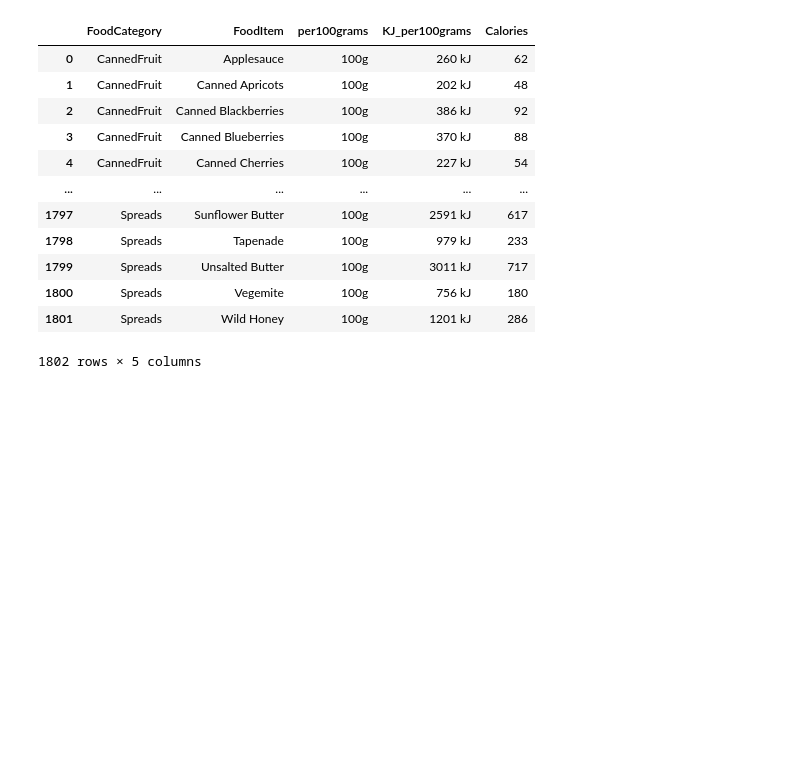
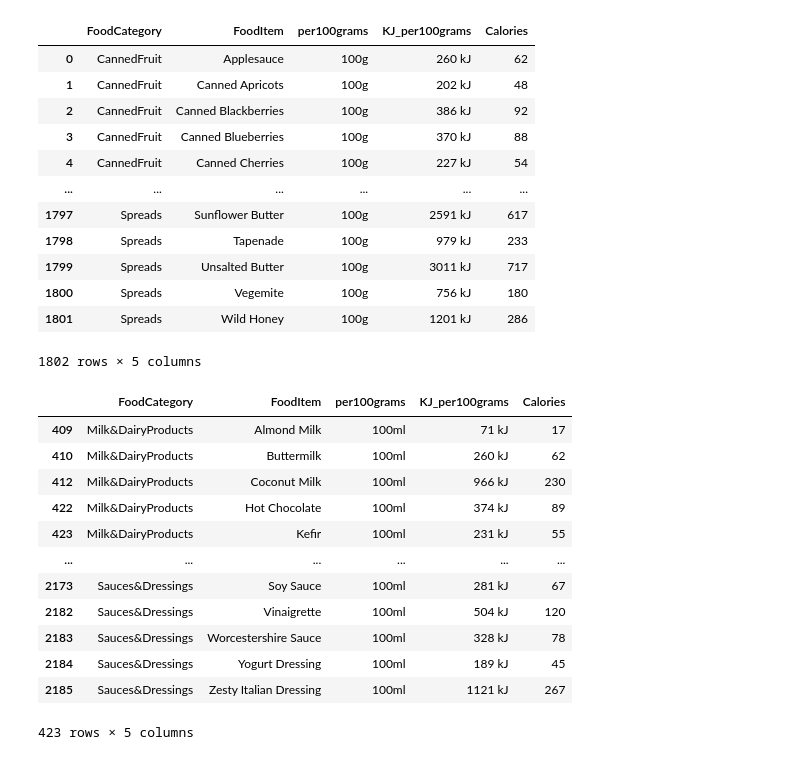
Before and after one commit to danlundh67/Python-Dan-Lund-OPA23, a Jupyter notebook: code_along/L6_pandas_basic.ipynb, the cells around one changed output. Drawn from its saved outputs; the diff is of its cells as text; code cells hidden in the pictures; blank space fills up the shorter version.

```diff
--- a/code_along/L6_pandas_basic.ipynb
+++ b/code_along/L6_pandas_basic.ipynb
@@ -283,3 +283,20 @@ solids
 | 1800 | Spreads | Vegemite | 100g | 756 kJ | 180 |
 | 1801 | Spreads | Wild Honey | 100g | 1201 kJ | 286 |
 1802 rows × 5 columns
+# %%
+liquids = df[df["per100grams"]=="100ml"]
+liquids
+# %% [output]
+|  | FoodCategory | FoodItem | per100grams | KJ_per100grams | Calories |
+| 409 | Milk&DairyProducts | Almond Milk | 100ml | 71 kJ | 17 |
+| 410 | Milk&DairyProducts | Buttermilk | 100ml | 260 kJ | 62 |
+| 412 | Milk&DairyProducts | Coconut Milk | 100ml | 966 kJ | 230 |
+| 422 | Milk&DairyProducts | Hot Chocolate | 100ml | 374 kJ | 89 |
+| 423 | Milk&DairyProducts | Kefir | 100ml | 231 kJ | 55 |
+| ... | ... | ... | ... | ... | ... |
+| 2173 | Sauces&Dressings | Soy Sauce | 100ml | 281 kJ | 67 |
+| 2182 | Sauces&Dressings | Vinaigrette | 100ml | 504 kJ | 120 |
+| 2183 | Sauces&Dressings | Worcestershire Sauce | 100ml | 328 kJ | 78 |
+| 2184 | Sauces&Dressings | Yogurt Dressing | 100ml | 189 kJ | 45 |
+| 2185 | Sauces&Dressings | Zesty Italian Dressing | 100ml | 1121 kJ | 267 |
+423 rows × 5 columns
```
Also changed, not shown: parts of 5 cells of this notebook.
